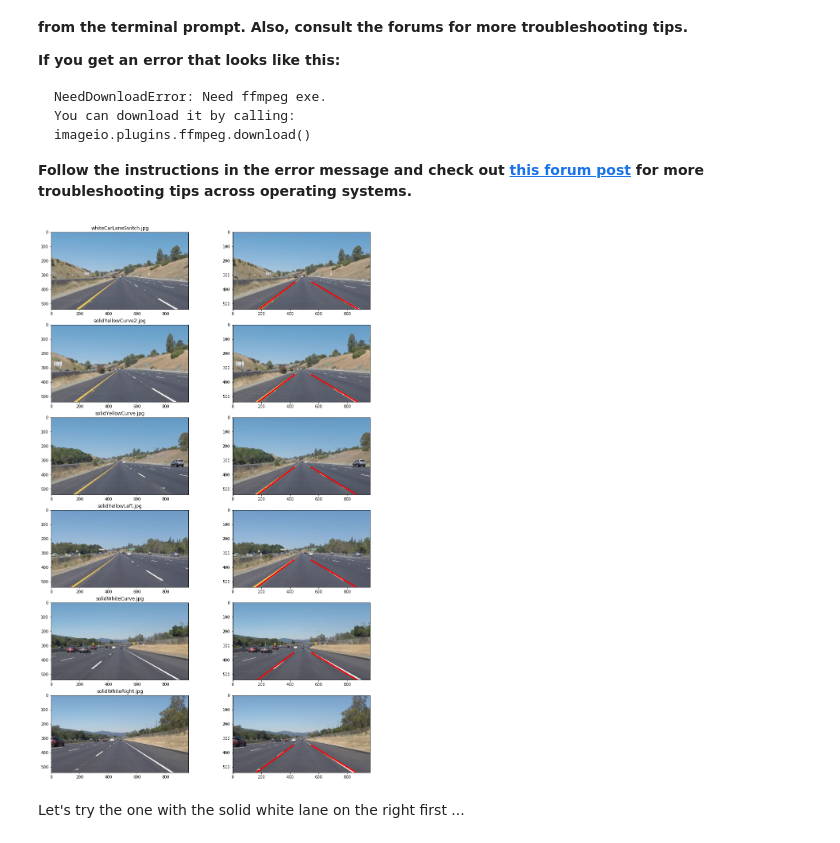
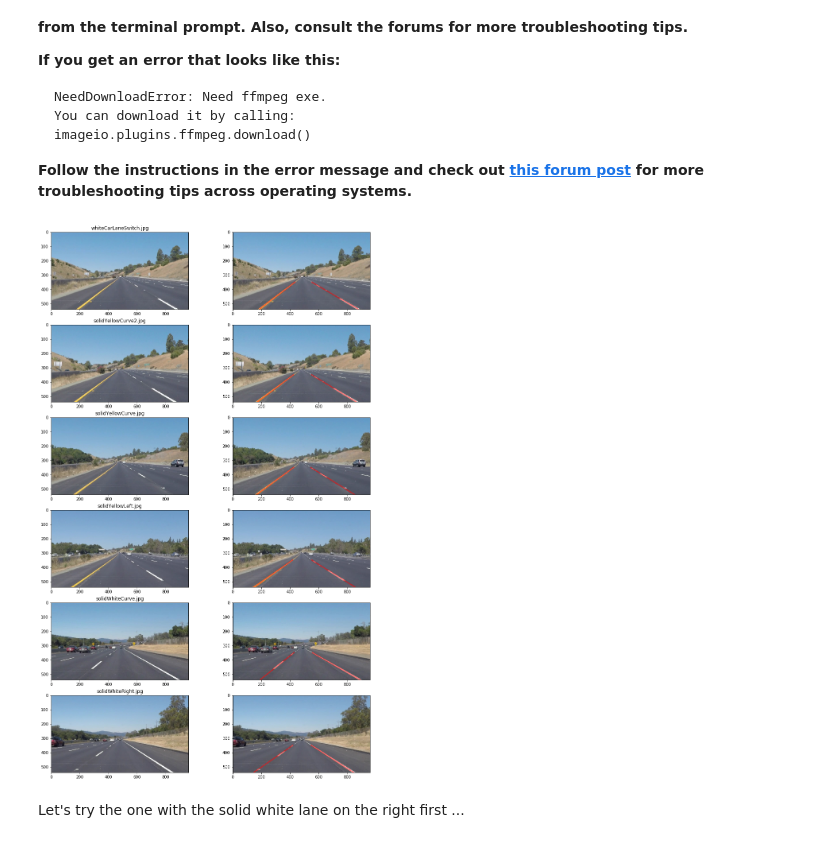
Before and after one commit to bessszilard/Udacity-Self-Driving-Car-Engineer-Nanodegree-Program, a Jupyter notebook: Project-1-Finding-Lane-Lines/P1.ipynb, the cells around one changed output. Drawn from its saved outputs; the diff is of its cells as text; code cells hidden in the pictures.

Commit message:
Transparency added to lane line
Add 50% transparency to lane lines with cv2.addWeighted function.

```diff
--- a/Project-1-Finding-Lane-Lines/P1.ipynb
+++ b/Project-1-Finding-Lane-Lines/P1.ipynb
@@ -375,10 +375,14 @@ def draw_lines_optimized(img, lines, color=[255, 0, 0], thickness=2):
     x2 = 350
 #     cv2.line(img, (leftLane.getHorizontalPoint(x1), x1), (leftLane.getHorizontalPoint(x2), x2), color, thickness)
 #     cv2.line(img, (rightLane.getHorizontalPoint(x1), x1), (rightLane.getHorizontalPoint(x2), x2), color, thickness)
-    cv2.line(img, (leftLaneFifo.getHorizontalPoint(x1), x1), (leftLaneFifo.getHorizontalPoint(x2), x2), color, thickness)
-    cv2.line(img, (rightLaneFifo.getHorizontalPoint(x1), x1), (rightLaneFifo.getHorizontalPoint(x2), x2), color, thickness)
 
-#     print(leftLaneFifo.getFifoLen())
+    overlay = np.copy(img)
+
+    cv2.line(overlay, (leftLaneFifo.getHorizontalPoint(x1), x1), (leftLaneFifo.getHorizontalPoint(x2), x2), color, thickness)
+    cv2.line(overlay, (rightLaneFifo.getHorizontalPoint(x1), x1), (rightLaneFifo.getHorizontalPoint(x2), x2), color, thickness)
+
+    alpha = 0.5
+    img = cv2.addWeighted(overlay, alpha, img, 1 - alpha, 0, img)
 
 def process_image(image):
     # NOTE: The output you return should be a color image (3 channel) for processing video below
@@ -420,26 +424,30 @@ def process_image(image):
 # %%
 # TODO: Build your pipeline that will draw lane lines on the test_images
 # then save them to the test_images_output directory.
 
 dir = "test_images/"
 imgList = os.listdir(dir)
 
 subplot_rows = len(imgList)
 subplot_cols = 2
 f, ax = plt.subplots(subplot_rows, subplot_cols, figsize=(15, 25))
 
 for i in range (len(imgList)):
     row = int(i / subplot_cols)
     column = i % subplot_cols
 
     image = mpimg.imread(dir + imgList[i])
 
+    # clear fifos
+    leftLaneFifo = LaneFifo(1)
+    rightLaneFifo = LaneFifo(1)
+
     processed_image = process_image(image)
     ax[i][0].imshow(image)
     ax[i][0].set_title(imgList[i])
     ax[i][1].imshow(processed_image, cmap = 'gray')
 # %% [output]
-[figure, old version]
+[figure, new version]
 # %% [markdown]
 Let's try the one with the solid white lane on the right first ...
 # %%
```
Also changed, not shown: parts of 5 cells of this notebook.
